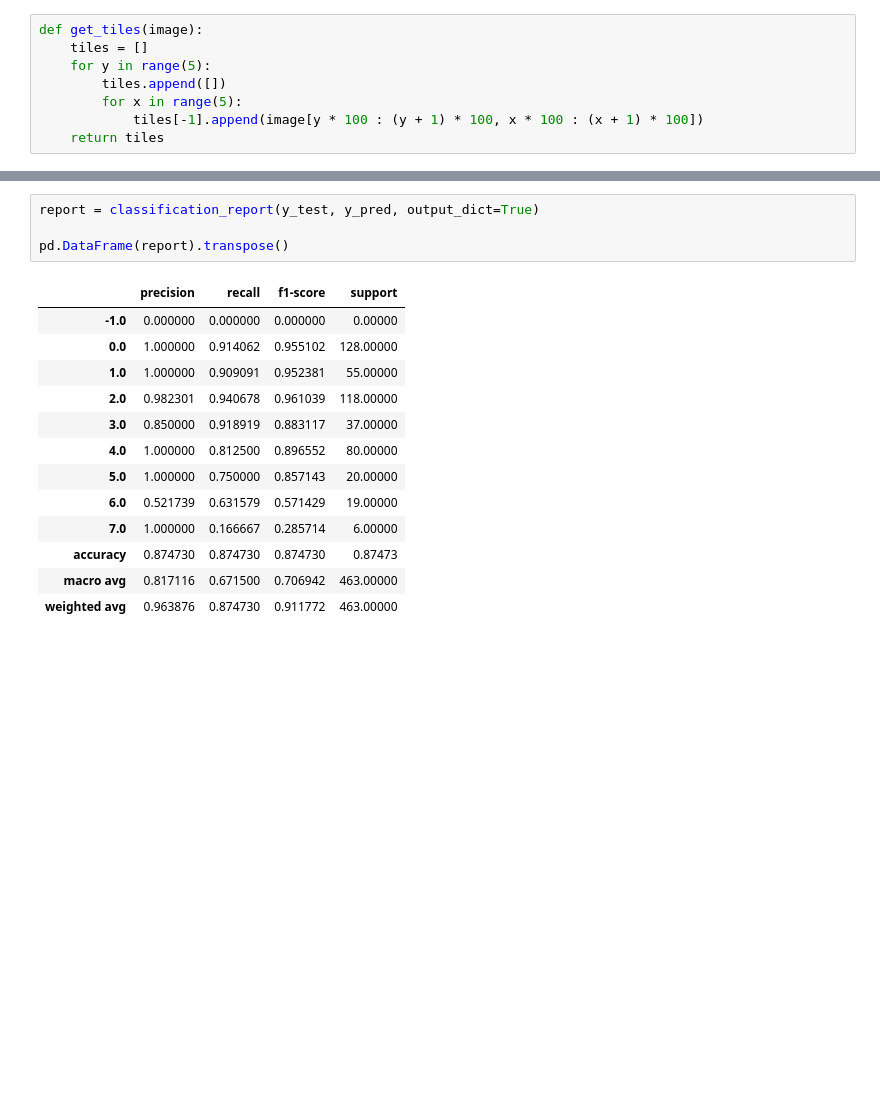
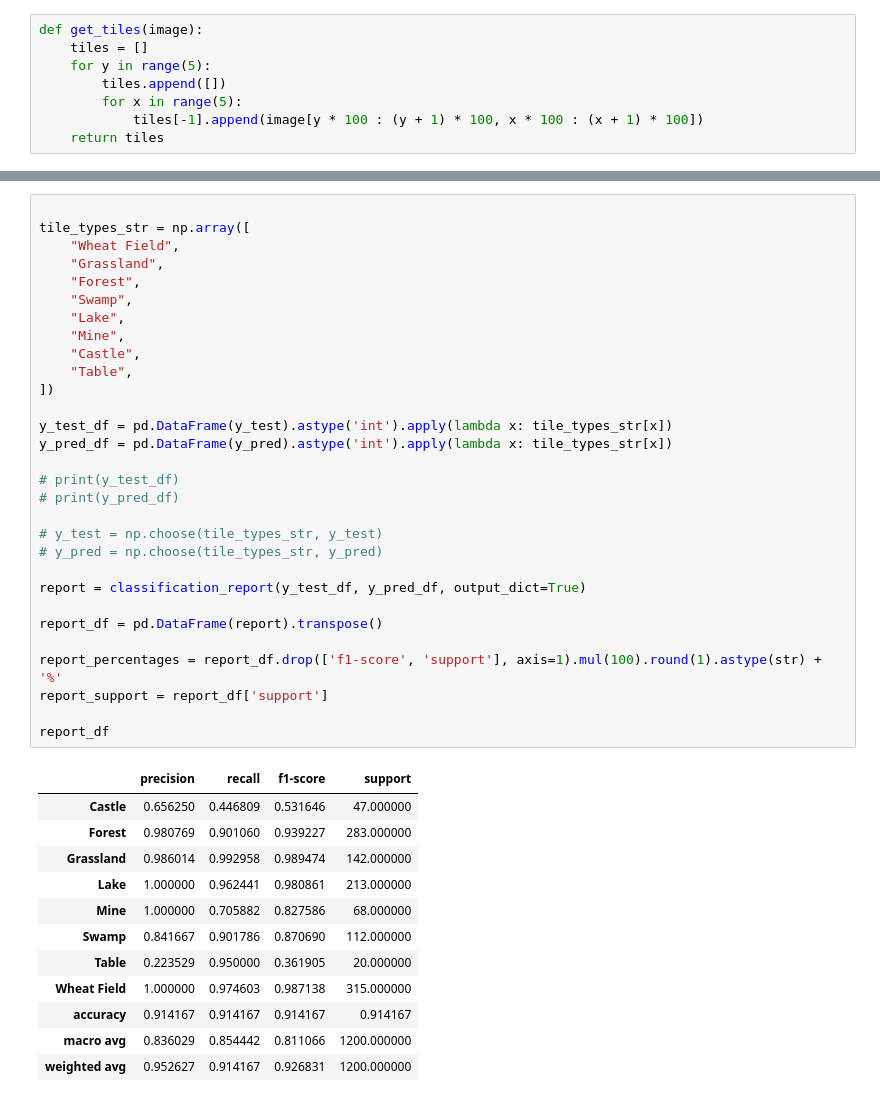
Before and after one commit to P0-gruppe/kingdomino, a Jupyter notebook: preprocess_2_median.ipynb, the cells around one changed output, grey strips where cells are left out. Cells and saved outputs as stored; diff of their text form; blank space fills up the shorter version.

```diff
--- a/preprocess_2_median.ipynb
+++ b/preprocess_2_median.ipynb
@@ -285,21 +163,46 @@ array([ 2.,  3.,  3.,  6.,  2.,  1.,  2.,  0.,  0.,  6.,  0.,  2.,  3.,
-# %%
-report = classification_report(y_test, y_pred, output_dict=True)
-
-pd.DataFrame(report).transpose()
-# %% [output]
-|  | precision | recall | f1-score | support |
-| -1.0 | 0.000000 | 0.000000 | 0.000000 | 0.00000 |
-| 0.0 | 1.000000 | 0.914062 | 0.955102 | 128.00000 |
-| 1.0 | 1.000000 | 0.909091 | 0.952381 | 55.00000 |
-| 2.0 | 0.982301 | 0.940678 | 0.961039 | 118.00000 |
-| 3.0 | 0.850000 | 0.918919 | 0.883117 | 37.00000 |
-| 4.0 | 1.000000 | 0.812500 | 0.896552 | 80.00000 |
-| 5.0 | 1.000000 | 0.750000 | 0.857143 | 20.00000 |
-| 6.0 | 0.521739 | 0.631579 | 0.571429 | 19.00000 |
-| 7.0 | 1.000000 | 0.166667 | 0.285714 | 6.00000 |
-| accuracy | 0.874730 | 0.874730 | 0.874730 | 0.87473 |
-| macro avg | 0.817116 | 0.671500 | 0.706942 | 463.00000 |
-| weighted avg | 0.963876 | 0.874730 | 0.911772 | 463.00000 |
+# %%
+
+tile_types_str = np.array([
+    "Wheat Field",
+    "Grassland",
+    "Forest",
+    "Swamp",
+    "Lake",
+    "Mine",
+    "Castle",
+    "Table",
+])
+
+y_test_df = pd.DataFrame(y_test).astype('int').apply(lambda x: tile_types_str[x])
+y_pred_df = pd.DataFrame(y_pred).astype('int').apply(lambda x: tile_types_str[x])
+
+# print(y_test_df)
+# print(y_pred_df)
+
+# y_test = np.choose(tile_types_str, y_test)
+# y_pred = np.choose(tile_types_str, y_pred)
+
+report = classification_report(y_test_df, y_pred_df, output_dict=True)
+
+report_df = pd.DataFrame(report).transpose()
+
+report_percentages = report_df.drop(['f1-score', 'support'], axis=1).mul(100).round(1).astype(str) + '%'
+report_support = report_df['support']
+
+report_df
+# %% [output]
+|  | precision | recall | f1-score | support |
+| Castle | 0.656250 | 0.446809 | 0.531646 | 47.000000 |
+| Forest | 0.980769 | 0.901060 | 0.939227 | 283.000000 |
+| Grassland | 0.986014 | 0.992958 | 0.989474 | 142.000000 |
+| Lake | 1.000000 | 0.962441 | 0.980861 | 213.000000 |
+| Mine | 1.000000 | 0.705882 | 0.827586 | 68.000000 |
+| Swamp | 0.841667 | 0.901786 | 0.870690 | 112.000000 |
+| Table | 0.223529 | 0.950000 | 0.361905 | 20.000000 |
+| Wheat Field | 1.000000 | 0.974603 | 0.987138 | 315.000000 |
+| accuracy | 0.914167 | 0.914167 | 0.914167 | 0.914167 |
+| macro avg | 0.836029 | 0.854442 | 0.811066 | 1200.000000 |
+| weighted avg | 0.952627 | 0.914167 | 0.926831 | 1200.000000 |
 # %%
 len(y_train)
 # %% [output]
```
Also changed, not shown: parts of 18 cells of this notebook, 3 other files.
